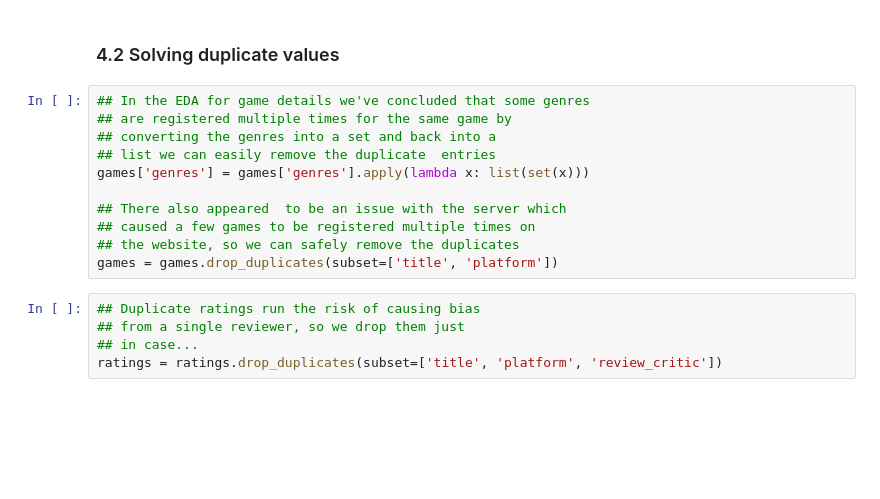
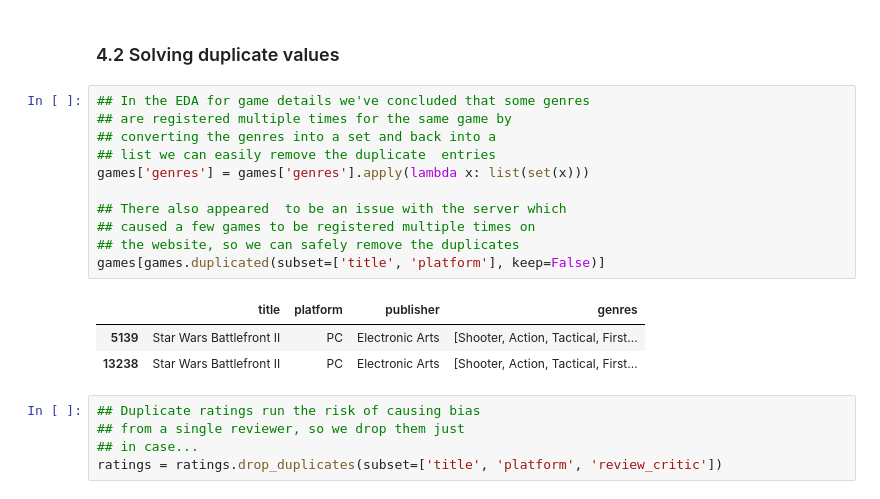
Before and after one commit to i442124/SuperScope, a Jupyter notebook: notebooks/data-extraction/data_storage_solution.ipynb, the cells around one changed output. Saved outputs shown, nothing was run; the diff lists cells and outputs as text; blank space fills up the shorter version.

```diff
--- a/notebooks/data-extraction/data_storage_solution.ipynb
+++ b/notebooks/data-extraction/data_storage_solution.ipynb
@@ -195,14 +195,18 @@ dtype: int64
 # %%
 ## In the EDA for game details we've concluded that some genres
 ## are registered multiple times for the same game by
 ## converting the genres into a set and back into a
 ## list we can easily remove the duplicate  entries
 games['genres'] = games['genres'].apply(lambda x: list(set(x)))
 
 ## There also appeared  to be an issue with the server which
 ## caused a few games to be registered multiple times on
 ## the website, so we can safely remove the duplicates
-games = games.drop_duplicates(subset=['title', 'platform'])
+games[games.duplicated(subset=['title', 'platform'], keep=False)]
+# %% [output]
+|  | title | platform | publisher | genres |
+| 5139 | Star Wars Battlefront II | PC | Electronic Arts | [Shooter, Action, Tactical, First... |
+| 13238 | Star Wars Battlefront II | PC | Electronic Arts | [Shooter, Action, Tactical, First... |
 # %%
 ## Duplicate ratings run the risk of causing bias
 ## from a single reviewer, so we drop them just
```
Also changed, not shown: parts of 3 cells of this notebook, 2 other files.
